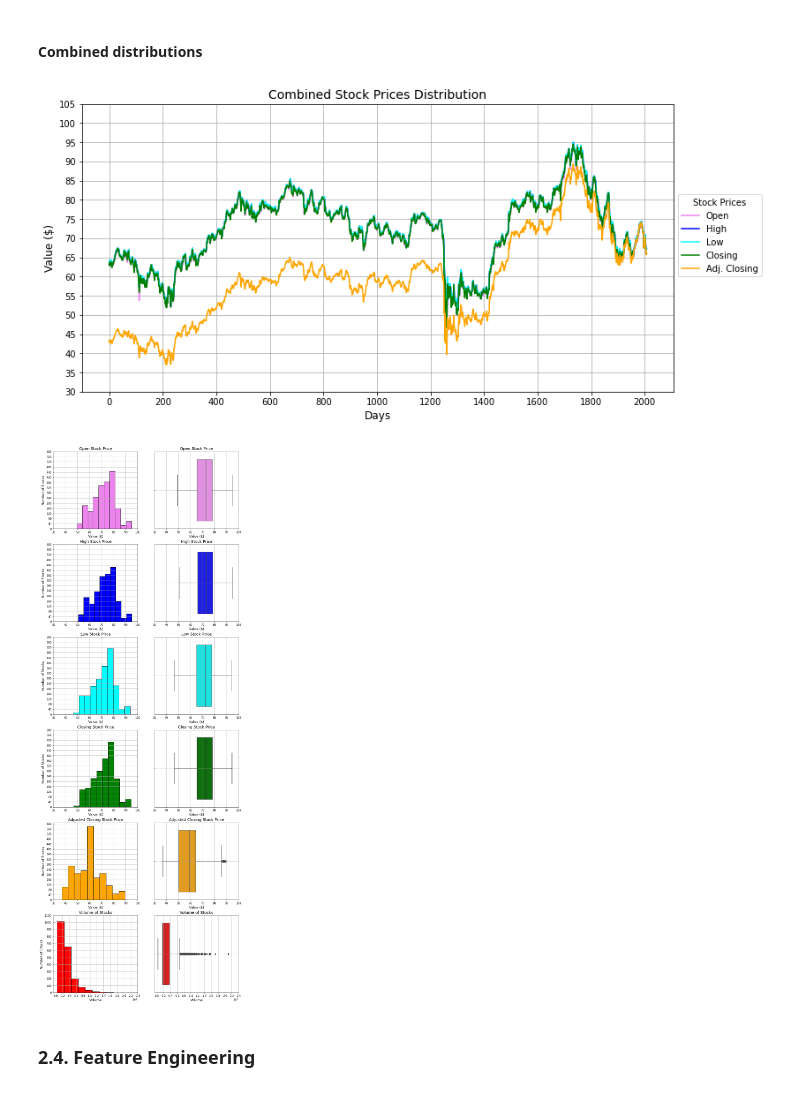
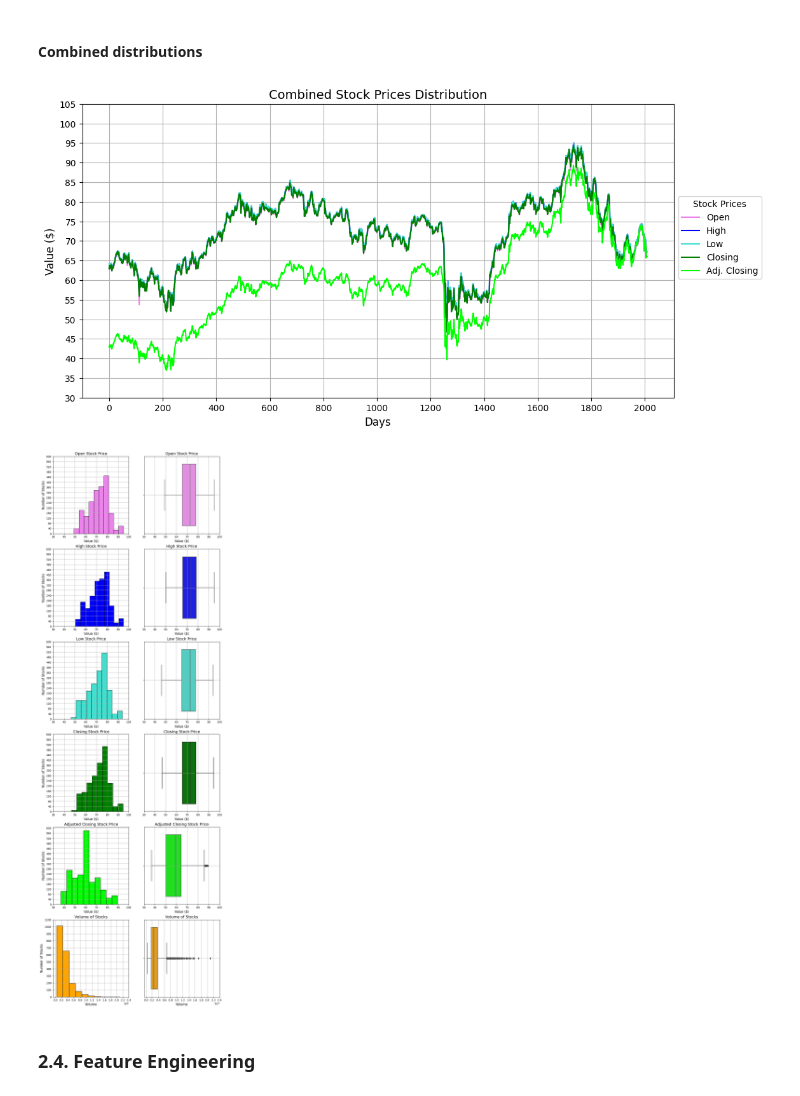
Before and after one commit to MarkLee7925/Bank-Stock-Prices-Prediction, a Jupyter notebook: Models/Scotiabank-StockPred-2023.ipynb, the cells around one changed output. Saved outputs shown, nothing was run; the diff lists cells and outputs as text; code cells hidden in the pictures.

```diff
--- a/Models/Scotiabank-StockPred-2023.ipynb
+++ b/Models/Scotiabank-StockPred-2023.ipynb
@@ -265,11 +278,11 @@ bns_stock_prices_comb = plt.plot(df['Open'], color = 'violet', label = 'Open')
 # High Stock Price
 bns_stock_prices_comb = plt.plot(df['High'], color = 'blue', label = 'High')
 # Low Stock Price
-bns_stock_prices_comb = plt.plot(df['High'], color = 'cyan', label = 'Low')
+bns_stock_prices_comb = plt.plot(df['High'], color = 'turquoise', label = 'Low')
 # Closing Stock Price
 bns_stock_prices_comb = plt.plot(df['Close'], color = 'green', label = 'Closing')
 # Adjusted Closing Stock Price
-bns_stock_prices_comb = plt.plot(df['Adj Close'], color = 'orange',
+bns_stock_prices_comb = plt.plot(df['Adj Close'], color = 'lime',
                                  label = 'Adj. Closing')
 # Adjust X and Y-Axes ranges
 plt.xticks(np.arange(0, 2200, 200))
@@ -285,10 +298,10 @@ plt.grid(True)
 # Show plot
 plt.show()
 # %% [output]
-[figure, old version]
+[figure, new version]
 # %%
 # Define figure
-bns_comb_dist = plt.figure(figsize=(12, 36))
+bns_comb_dist = plt.figure(figsize=(11, 36))
 
 # -- Open Stock Prices --
 
@@ -346,7 +359,7 @@ plt.grid(True)
 
 # Histogram
 ax5 = bns_comb_dist.add_subplot(6, 2, 5)
-ax5 = plt.hist(x=df['Low'], color='cyan', edgecolor='black')
+ax5 = plt.hist(x=df['Low'], color='turquoise', edgecolor='black')
 # Adjust axes range(s)
 plt.xticks(np.arange(30, 110, 10))
 plt.yticks(np.arange(0, 640, 40))
@@ -359,7 +372,7 @@ plt.grid(True)
 
 # Box Plot
 ax6 = bns_comb_dist.add_subplot(6, 2, 6)
-ax6 = sns.boxplot(x=df['Low'], color='cyan')
+ax6 = sns.boxplot(x=df['Low'], color='turquoise')
 # Adjust X-Axis range(s)
 plt.xticks(np.arange(30, 110, 10))
 # Plot title and label(s)
@@ -398,7 +411,7 @@ plt.grid(True)
 
 # Histogram
 ax9 = bns_comb_dist.add_subplot(6, 2, 9)
-ax9 = plt.hist(x=df['Adj Close'], color='orange', edgecolor='black')
+ax9 = plt.hist(x=df['Adj Close'], color='lime', edgecolor='black')
 # Adjust axes range(s)
 plt.xticks(np.arange(30, 110, 10))
 plt.yticks(np.arange(0, 640, 40))
@@ -411,7 +424,7 @@ plt.grid(True)
 
 # Box Plot
 ax10 = bns_comb_dist.add_subplot(6, 2, 10)
-ax10 = sns.boxplot(x=df['Adj Close'], color='orange')
+ax10 = sns.boxplot(x=df['Adj Close'], color='lime')
 # Adjust X-Axis range(s)
 plt.xticks(np.arange(30, 110, 10))
 # Plot title and label(s)
@@ -420,36 +433,36 @@ plt.title('Adjusted Closing Stock Price', fontsize=14)
 # Plot grid
 plt.grid(True)
 
 # -- Volume of Stocks --
 
 # Histogram
 ax11 = bns_comb_dist.add_subplot(6, 2, 11)
-ax11 = plt.hist(x=df['Volume'], color='red', edgecolor='black')
+ax11 = plt.hist(x=df['Volume'], color='orange', edgecolor='black')
 # Adjust axes range(s)
 plt.xticks(np.arange(0, 26000000, 2000000))
 plt.yticks(np.arange(0, 1200, 100))
 # Plot title and label(s)
 plt.xlabel('Volume', fontsize=12)
 plt.ylabel('Number of Stocks', fontsize=12)
 plt.title('Volume of Stocks', fontsize=14)
 # Plot grid
 plt.grid(True)
 
 # Box Plot
 ax12 = bns_comb_dist.add_subplot(6, 2, 12)
-ax12 = sns.boxplot(x=df['Volume'], color='red')
+ax12 = sns.boxplot(x=df['Volume'], color='orange')
 # Adjust X-Axis range(s)
 plt.xticks(np.arange(0, 26000000, 2000000))
 # Plot title and label(s)
 plt.xlabel('Volume', fontsize=12)
 plt.title('Volume of Stocks', fontsize=14)
 # Plot grid
 plt.grid(True)
 
 # Show subplot
 plt.show()
 # %% [output]
-[figure, old version]
+[figure, new version]
 # %% [markdown]
 ### 2.4. Feature Engineering
 # %%
```
Also changed, not shown: parts of 8 cells of this notebook, 2 other files.
